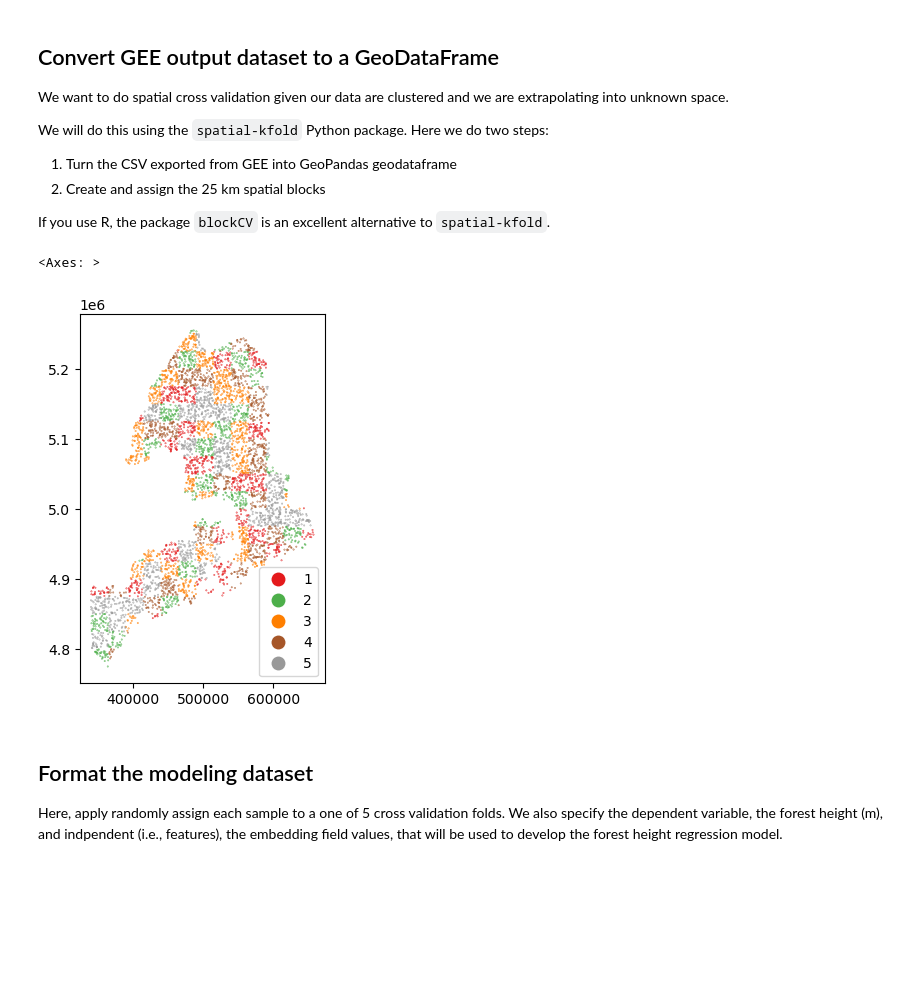
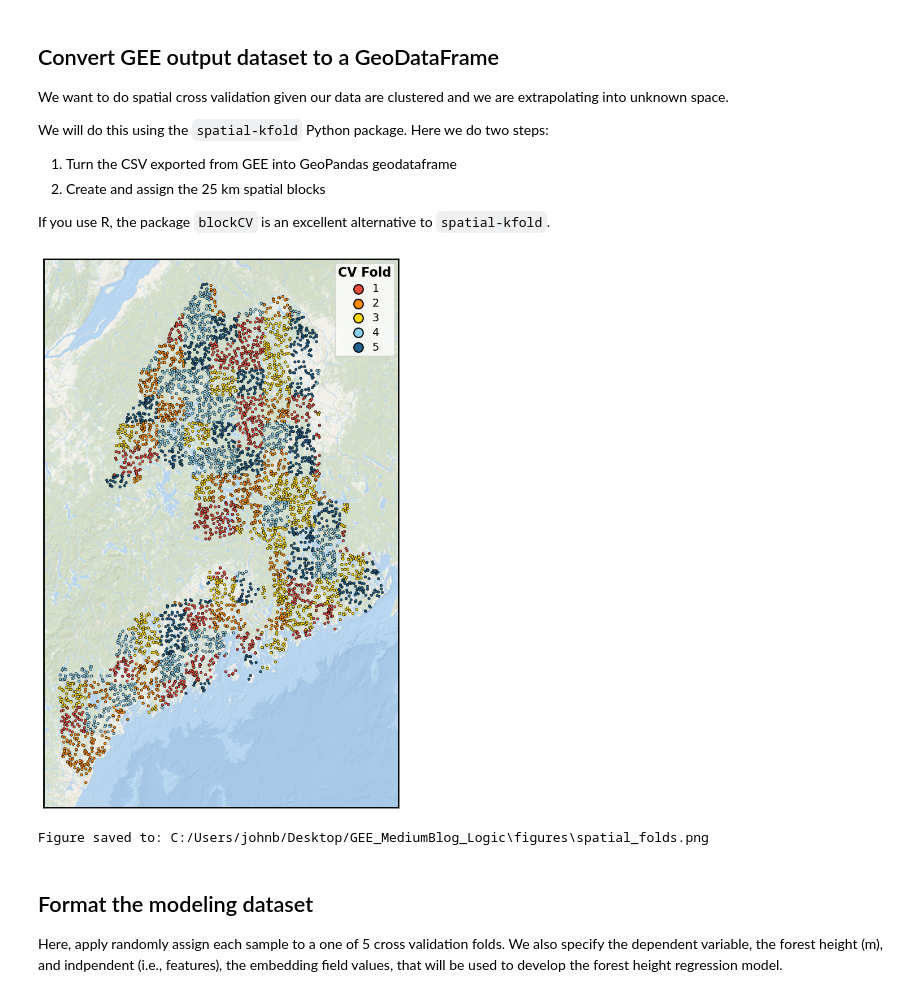
Before and after one commit to JohnKilbride/GEE_MediumBlog_Logic, a Jupyter notebook: src/02_fit_elasticnet_model.ipynb, the cells around one changed output. Saved outputs shown, nothing was run; the diff lists cells and outputs as text; code cells hidden in the pictures; blank space fills up the shorter version.

```diff
--- a/src/02_fit_elasticnet_model.ipynb
+++ b/src/02_fit_elasticnet_model.ipynb
@@ -362,4 +531,7 @@ project_folder = "C:/Users/johnb/Desktop/GEE_MediumBlog_Logic"
 # %%
 # Load the modeling dataset
 modeling_df = gpd.read_file(os.path.join(project_folder, "data", "forest_ht_dataset.csv"))
+# %%
+# Define where the spatial cross-validation figure will be saved
+cv_output_path = os.path.join(project_folder, "figures", "spatial_folds.png")
 # %%
@@ -396,10 +571,10 @@ blocks_gdf = spatial_blocks(
 modeling_blocked_gdf = gpd.overlay(modeling_gdf, blocks_gdf)
 # %%
 # Plot out the spatial blocks to verify that it worked
-modeling_blocked_gdf.plot(column='folds', cmap='Set1', categorical=True, legend=True, markersize=0.1)
+create_spatial_folds_plot(modeling_blocked_gdf, cv_output_path)
 # %% [output]
+[figure, new version]
-<Axes: >
+Figure saved to: C:/Users/johnb/Desktop/GEE_MediumBlog_Logic\figures\spatial_folds.png
-[figure, old version]
 # %% [markdown]
 ## Format the modeling dataset
 
```
Also changed, not shown: parts of 17 cells of this notebook, 8 other files.
